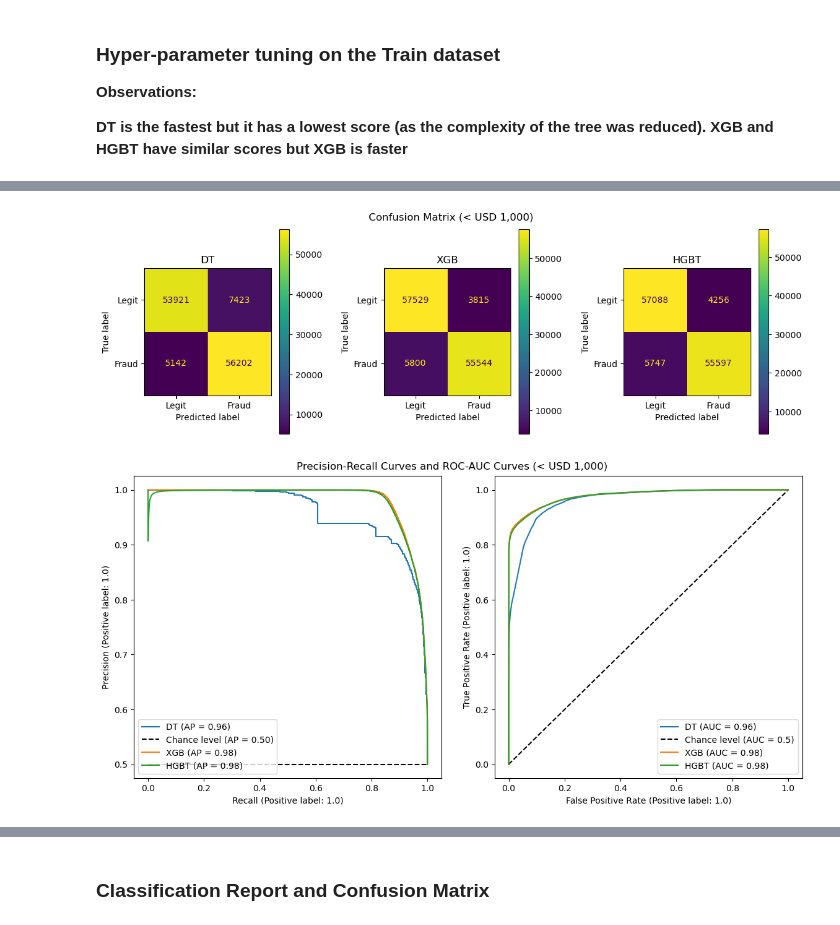
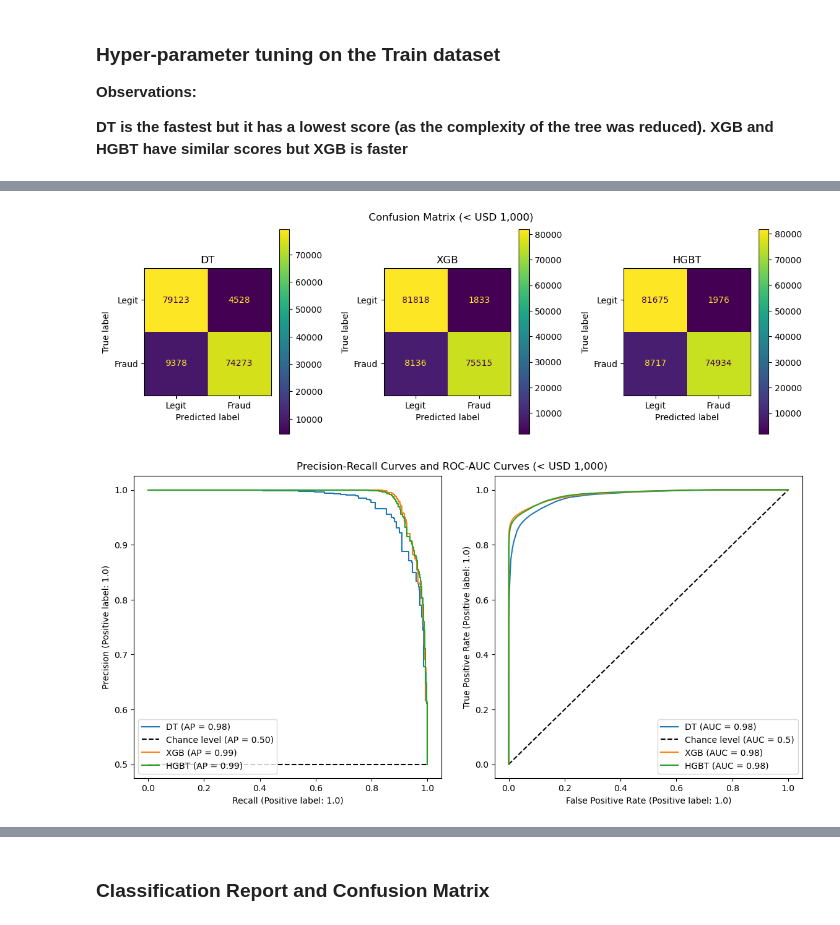
Before and after one commit to TLe2023/PaymentFraudDetection, a Jupyter notebook: Fraud_Detection_Low_Amount_Final.ipynb, the cells around one changed output, grey strips where cells are left out. Cells and saved outputs as stored; diff of their text form; code cells hidden in the pictures.

```diff
--- a/Fraud_Detection_Low_Amount_Final.ipynb
+++ b/Fraud_Detection_Low_Amount_Final.ipynb
@@ -337,8 +334,10 @@ X_train, y_train = undersample.fit_resample(X_train, y_train)
 # %%
-# fit and apply the transform
+# fit and apply the transform for oversampling
+X_cal, y_cal = oversample.fit_resample(X_cal_org, y_cal_org)
 X_test, y_test = oversample.fit_resample(X_test_org, y_test_org)
 # %%
-# fit and apply the transform
+# fit and apply the transform for undersampling
+X_cal, y_cal = undersample.fit_resample(X_cal, y_cal)
 X_test, y_test = undersample.fit_resample(X_test, y_test)
 # %% [markdown]
 #### View balancing results
@@ -590,0 +597,22 @@ findfont: Font family 'Helvetica' not found.
+# %%
+fig, ax = plt.subplots(nrows=3, ncols=1, figsize=(6, 12), sharey=True)
+
+common_params = {
+    "X": X_train,
+    "y": y_train,
+    "line_kw": {"marker": "o"},
+    "std_display_style": "fill_between",
+    "scoring": "accuracy",
+    "score_name": "Accuracy score",
+}
+ax_idx = 0
+grid_positions = [0, 1, 2]
+for name, grid in grid_list.items():
+    estimator = grid.best_estimator_
+    LearningCurveDisplay.from_estimator(estimator, **common_params, ax=ax[grid_positions[ax_idx]])
+    handles, label = ax[grid_positions[ax_idx]].get_legend_handles_labels()
+    ax[grid_positions[ax_idx]].legend(handles[:2], ["Training Score", "Validation Score"])
+    ax[grid_positions[ax_idx]].set_title(f"Learning Curve for {name} classifier")
+    ax_idx = ax_idx + 1
+fig.tight_layout(pad = 2.5)
+plt.savefig('images/learning_curves.png')
@@ -602,10 +691,10 @@ def get_test_score(model_name, y_pred, y_test, suffix):
     df_scores.iloc[row_idx, df_scores.columns.tolist().index('ACC - Test')] = accuracy_test
     df_scores.iloc[row_idx, df_scores.columns.tolist().index('F1 - Test')] = fbeta_test
 # %%
-def compare_model(model_name, grid, cm_ax, pr_ax, roc_ax, chance_level, X_test, y_test, suffix):
-    y_pred = grid.predict(X_test)
+def compare_model(model_name, clf, cm_ax, pr_ax, roc_ax, chance_level, X_test, y_test, suffix):
+    y_pred = clf.predict(X_test)
     get_test_score(model_name, y_pred, y_test, suffix)
-    display = ConfusionMatrixDisplay.from_estimator(grid.best_estimator_, X_test, y_test, display_labels = ['Legit', 'Fraud'], ax=cm_ax)
+    display = ConfusionMatrixDisplay.from_estimator(clf, X_test, y_test, display_labels = ['Legit', 'Fraud'], ax=cm_ax)
     _ = display.ax_.set_title(model_name, size=title_size)
-    PrecisionRecallDisplay.from_estimator(grid.best_estimator_, X_test, y_test, name=model_name, plot_chance_level=chance_level, ax=pr_ax)
-    RocCurveDisplay.from_estimator(grid.best_estimator_, X_test, y_test, name=model_name, plot_chance_level=chance_level, ax=roc_ax)
+    PrecisionRecallDisplay.from_estimator(clf, X_test, y_test, name=model_name, plot_chance_level=chance_level, ax=pr_ax)
+    RocCurveDisplay.from_estimator(clf, X_test, y_test, name=model_name, plot_chance_level=chance_level, ax=roc_ax)
@@ -634,32 +725,32 @@ df_scores
 # %%
 title_size = 12
 plt.rcParams.update({'font.size':10})
 display_labels = ["No", "Yes"]
 colorbar = False
 values_format = ".2f"
 
 fig_cm, axes_cm = plt.subplots(1, 3, figsize=(12, 4))
 fig_pr_roc, axes_pr_roc = plt.subplots(1, 2, figsize=(12, 6))
 
 i = 0
 chance_level = True
-for name, grid in grid_list.items():
+for name, clf in clf_list.items():
     cm_ax = axes_cm[i]
     pr_ax = axes_pr_roc[0]
     roc_ax = axes_pr_roc[1]
-    compare_model(name, grid, cm_ax, pr_ax, roc_ax, chance_level, X_test, y_test, 'Improved')
+    compare_model(name, clf, cm_ax, pr_ax, roc_ax, chance_level, X_test, y_test, 'Improved')
     i = i+1
     chance_level = False
 
 fig_cm.tight_layout(pad = 2.5)
 fig_cm.suptitle('Confusion Matrix (< USD 1,000)')
 fig_cm.savefig('images/confusionmatrix25.png')
 fig_pr_roc.tight_layout(pad = 2.5)
 fig_pr_roc.suptitle('Precision-Recall Curves and ROC-AUC Curves (< USD 1,000)')
 fig_pr_roc.savefig('images/compare25.png')
 # %% [output]
-[figure, old version]
+[figure, new version]
-[figure, old version]
+[figure, new version]
 # %%
 df_scores
 # %% [output]
```
Also changed, not shown: parts of 72 cells of this notebook, 49 other files.
